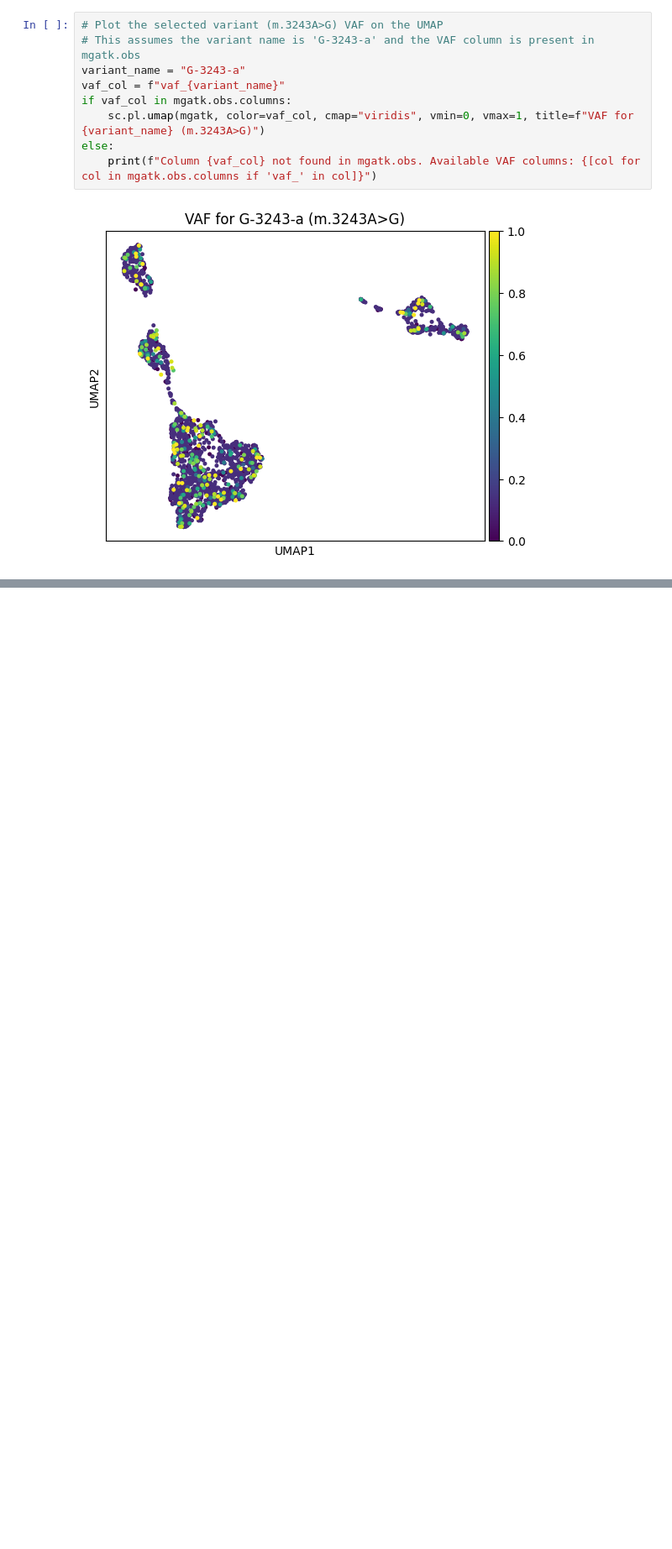
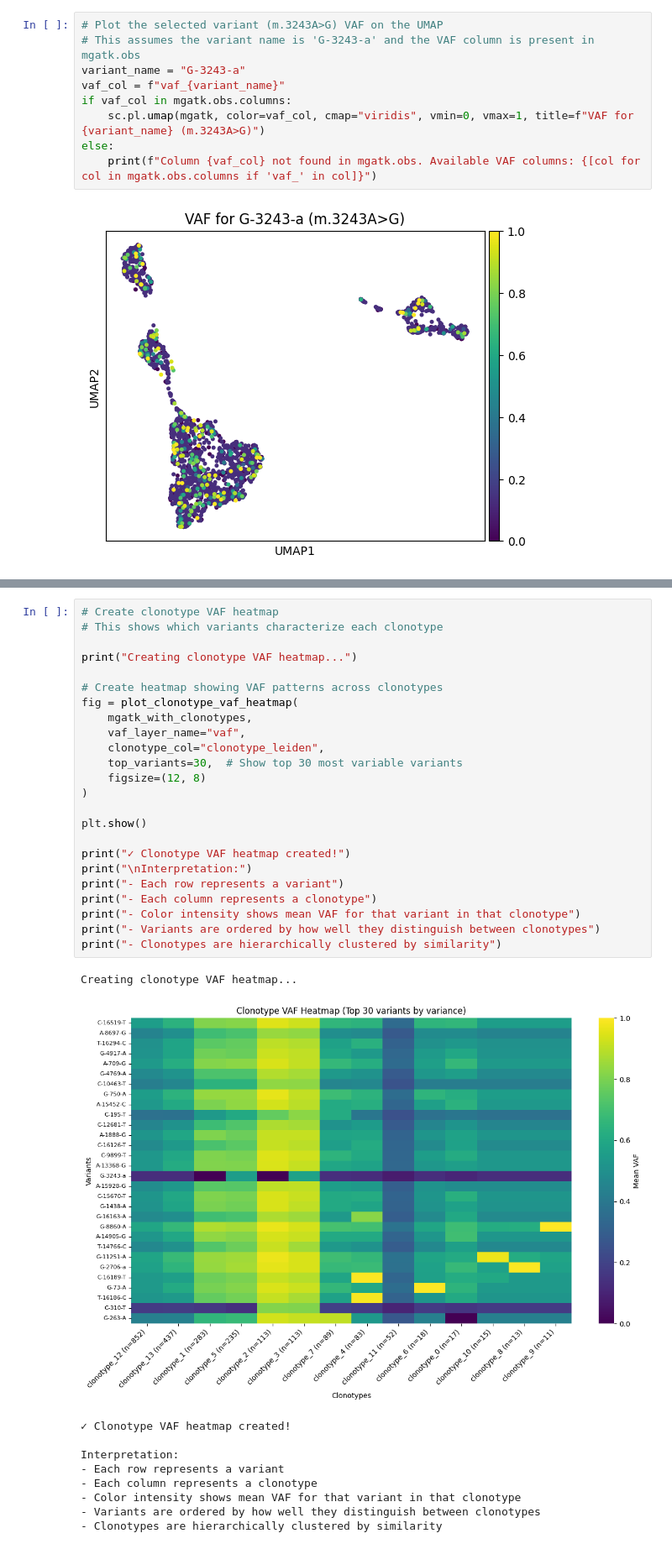
Before and after one commit to lucascortes96/PyMtCall, a Jupyter notebook: examples/PymTCallExample.ipynb, the cells around one changed output, grey strips where cells are left out. Shown at 84% size. Saved outputs shown, nothing was run; the diff lists cells and outputs as text; blank space fills up the shorter version.

```diff
--- a/examples/PymTCallExample.ipynb
+++ b/examples/PymTCallExample.ipynb
@@ -312,0 +606,35 @@ else:
+# %%
+# Create clonotype VAF heatmap
+# This shows which variants characterize each clonotype
+
+print("Creating clonotype VAF heatmap...")
+
+# Create heatmap showing VAF patterns across clonotypes
+fig = plot_clonotype_vaf_heatmap(
+    mgatk_with_clonotypes,
+    vaf_layer_name="vaf",
+    clonotype_col="clonotype_leiden",
+    top_variants=30,  # Show top 30 most variable variants
+    figsize=(12, 8)
+)
+
+plt.show()
+
+print("✓ Clonotype VAF heatmap created!")
+print("\nInterpretation:")
+print("- Each row represents a variant")
+print("- Each column represents a clonotype")
+print("- Color intensity shows mean VAF for that variant in that clonotype")
+print("- Variants are ordered by how well they distinguish between clonotypes")
+print("- Clonotypes are hierarchically clustered by similarity")
+# %% [output]
+Creating clonotype VAF heatmap...
+[figure, added]
+✓ Clonotype VAF heatmap created!
+
+Interpretation:
+- Each row represents a variant
+- Each column represents a clonotype
+- Color intensity shows mean VAF for that variant in that clonotype
+- Variants are ordered by how well they distinguish between clonotypes
+- Clonotypes are hierarchically clustered by similarity
```
Also changed, not shown: parts of 24 cells of this notebook, 8 other files.
